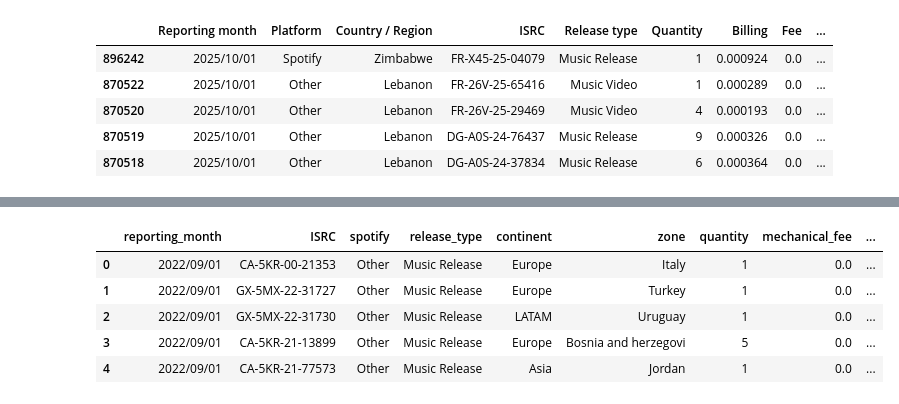
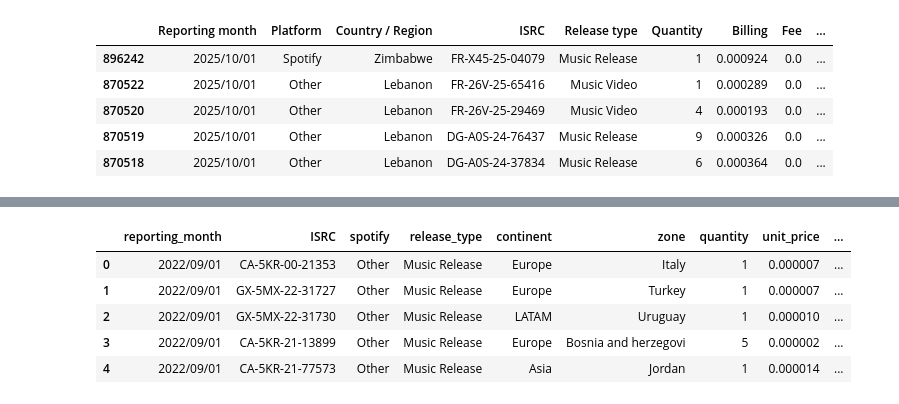
Before and after one commit to Iker-Jauregui/MLOps_Final_Project, a Jupyter notebook: notebooks/1_data_preparation.ipynb, the cells around one changed output, grey strips where cells are left out. Saved outputs shown, nothing was run; the diff lists cells and outputs as text; code cells hidden in the pictures.

```diff
--- a/notebooks/1_data_preparation.ipynb
+++ b/notebooks/1_data_preparation.ipynb
@@ -79,6 +79,8 @@ Client Payment Currency: ['EUR']
  'Net Revenue']
 # %%
 cols_to_preserve.remove('Sales Month')
+cols_to_preserve.remove('Artist Name') # TODO: CHANGED !!!
+cols_to_preserve.remove('Gross Revenue')
 cols_to_preserve.remove('Track title')
 cols_to_preserve.remove('UPC')
 cols_to_preserve.remove('Release title')
@@ -238,6 +234,6 @@ len(df.drop(columns = ['Release type']).drop_duplicates())
 # %%
 df_train = df.copy()
-df_train = df_train.drop(columns=['Artist Name', 'Gross Revenue']) # 'Mechanical Fee', 'Client share rate'
+# df_train = df_train.drop(columns=['Artist Name']) # 'Mechanical Fee', 'Client share rate' # 'Artist Name'
 # %%
 df_train = (
     df_train
@@ -256,6 +252,7 @@ df_train = (
         Billing=('Net Revenue', 'sum'),
         Fee=('Mechanical Fee', 'mean'),
         Share_Rate=('Client share rate', 'mean'),
+        Unit_Price=('Unit Price', 'mean'),
     )
     .sort_values(
         by='Reporting month',
@@ -299,7 +298,8 @@ df_train = df_train.rename(columns={
     'Quantity': 'quantity',
     'Billing': 'revenue',
     'Fee': 'mechanical_fee',
-    'Share_Rate': 'share_rate'
+    'Share_Rate': 'share_rate',
+    'Unit_Price': 'unit_price'
 })
 # %%
 df_train.head()
@@ -635,11 +636,11 @@ Index(['reporting_month', 'spotify', 'zone', 'ISRC', 'release_type',
       dtype='object')
 # %%
-df_train = df_train[["reporting_month", "ISRC", "spotify", "release_type", "continent", "zone", "quantity", "mechanical_fee", "share_rate", "revenue"]]
+df_train = df_train[["reporting_month", "ISRC", "spotify", "release_type", "continent", "zone", "quantity", "unit_price", "mechanical_fee", "share_rate", "revenue"]]
 df_train.head()
 # %% [output]
-|  | reporting_month | ISRC | spotify | release_type | continent | zone | quantity | mechanical_fee | ... |
-| 0 | 2022/09/01 | CA-5KR-00-21353 | Other | Music Release | Europe | Italy | 1 | 0.0 | ... |
-| 1 | 2022/09/01 | GX-5MX-22-31727 | Other | Music Release | Europe | Turkey | 1 | 0.0 | ... |
-| 2 | 2022/09/01 | GX-5MX-22-31730 | Other | Music Release | LATAM | Uruguay | 1 | 0.0 | ... |
-| 3 | 2022/09/01 | CA-5KR-21-13899 | Other | Music Release | Europe | Bosnia and herzegovi | 5 | 0.0 | ... |
-| 4 | 2022/09/01 | CA-5KR-21-77573 | Other | Music Release | Asia | Jordan | 1 | 0.0 | ... |
+|  | reporting_month | ISRC | spotify | release_type | continent | zone | quantity | unit_price | ... |
+| 0 | 2022/09/01 | CA-5KR-00-21353 | Other | Music Release | Europe | Italy | 1 | 0.000007 | ... |
+| 1 | 2022/09/01 | GX-5MX-22-31727 | Other | Music Release | Europe | Turkey | 1 | 0.000007 | ... |
+| 2 | 2022/09/01 | GX-5MX-22-31730 | Other | Music Release | LATAM | Uruguay | 1 | 0.000010 | ... |
+| 3 | 2022/09/01 | CA-5KR-21-13899 | Other | Music Release | Europe | Bosnia and herzegovi | 5 | 0.000002 | ... |
+| 4 | 2022/09/01 | CA-5KR-21-77573 | Other | Music Release | Asia | Jordan | 1 | 0.000014 | ... |
```
Also changed, not shown: parts of 30 cells of this notebook, 6 other files.
